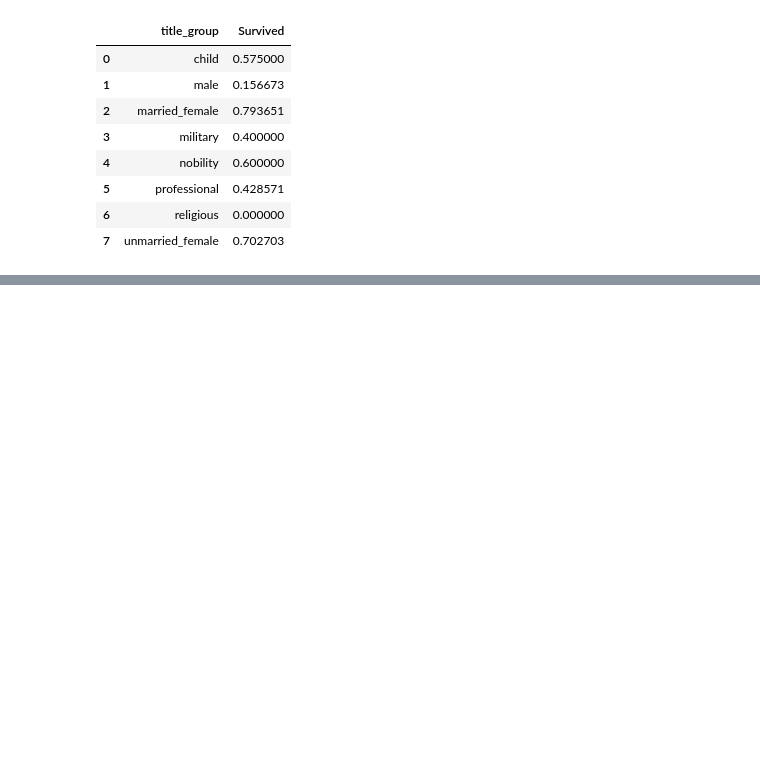
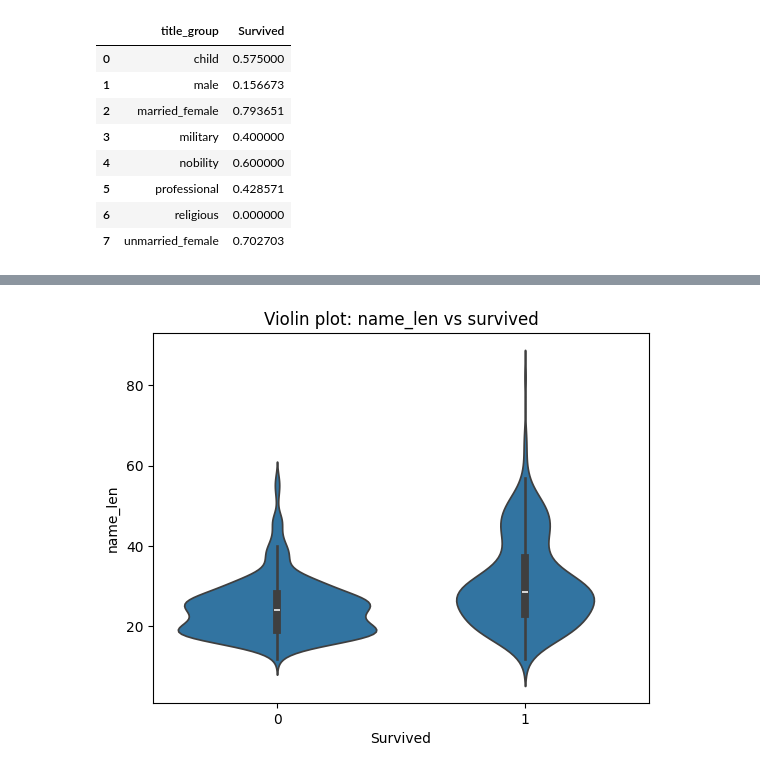
Before and after one commit to malkrola/Kaggle, a Jupyter notebook: kaggle/projects/titanic/read_data.ipynb, the cells around one changed output, grey strips where cells are left out. Cells and saved outputs as stored; diff of their text form; code cells hidden in the pictures; blank space fills up the shorter version.

```diff
--- a/kaggle/projects/titanic/read_data.ipynb
+++ b/kaggle/projects/titanic/read_data.ipynb
@@ -182,0 +219,6 @@ train.info()
+# %%
+sns.violinplot(data=train, x="Survived", y="name_len")
+plt.title("Violin plot: name_len vs survived")
+plt.show()
+# %% [output]
+[figure, added]
```
Also changed, not shown: parts of 8 cells of this notebook.
